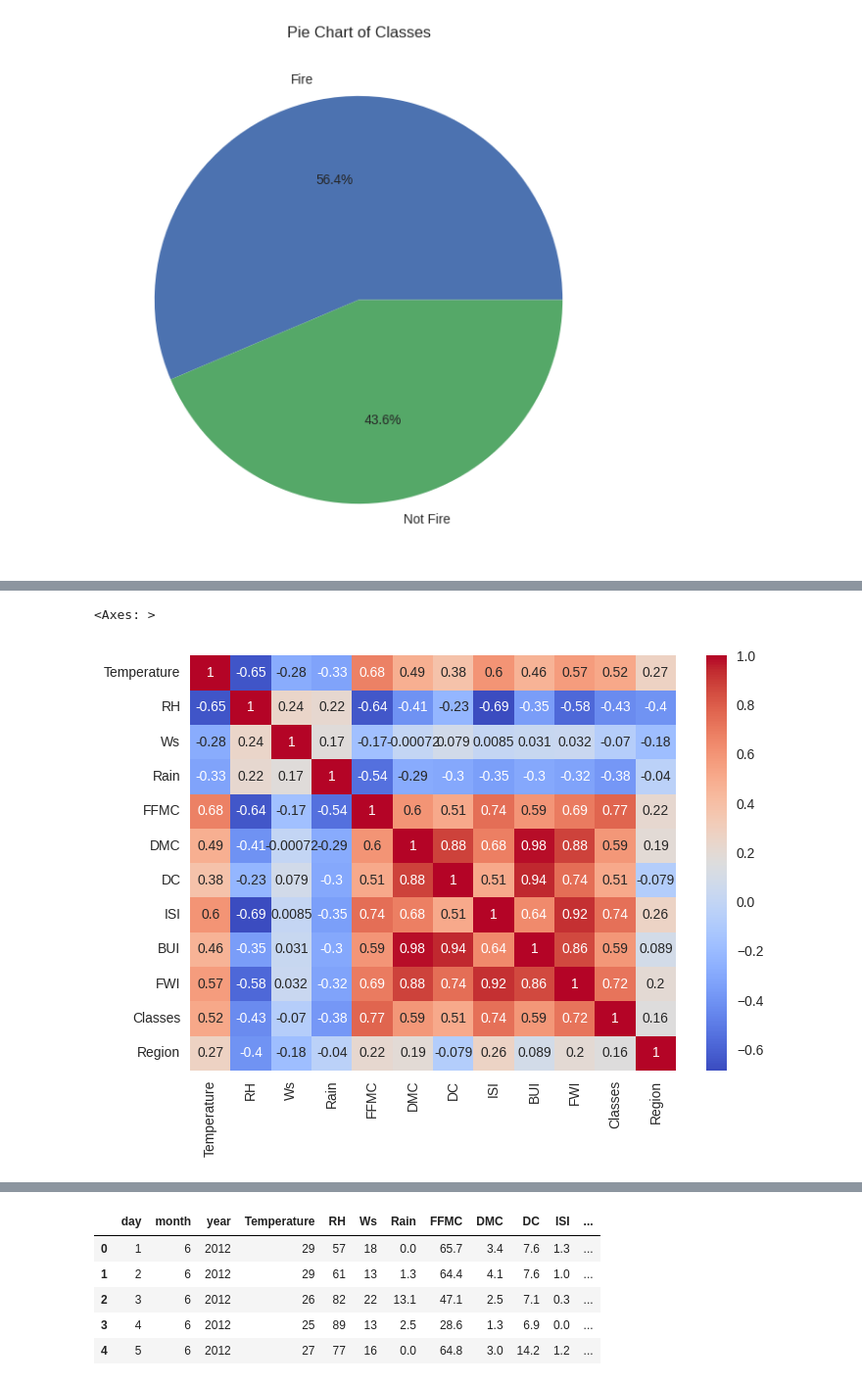
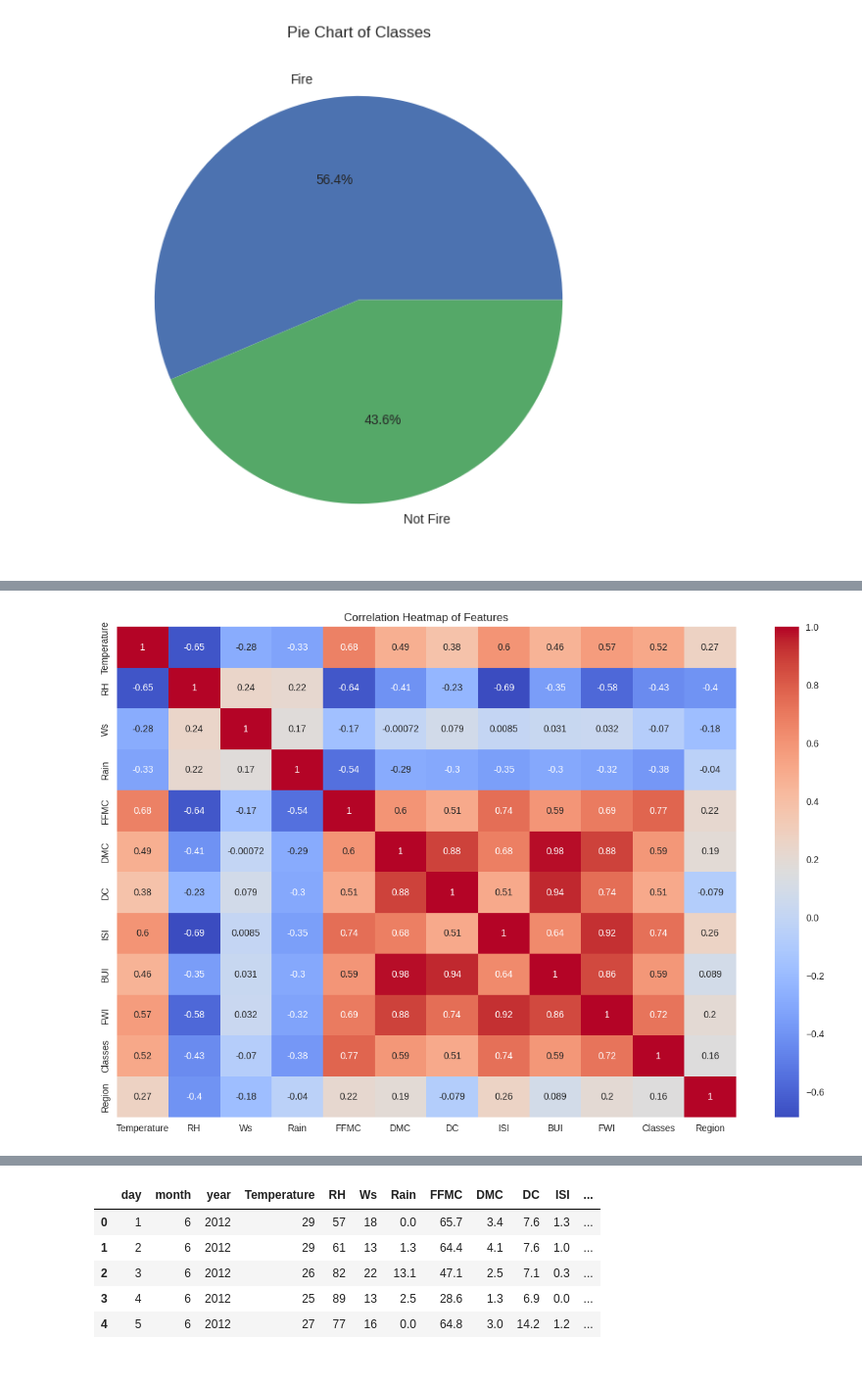
Before and after one commit to HarshStats/End-2-End-ML-Project-Forest-Fire-Prediction-Deployed-on-AWS, a Jupyter notebook: notebooks/EDA and FE of Dataset.ipynb, the cells around one changed output, grey strips where cells are left out. Shown at 98% size. Cells and saved outputs as stored; diff of their text form; code cells hidden in the pictures.

Commit message:
webapp and plots added and readme updated

```diff
--- a/notebooks/EDA and FE of Dataset.ipynb
+++ b/notebooks/EDA and FE of Dataset.ipynb
@@ -396,9 +399,13 @@ df_copy.corr()
 | Classes | 0.516015 | -0.432161 | -0.069964 | -0.379097 | 0.769492 | 0.585658 | 0.511123 | 0.735197 | 0.586639 | 0.719216 | 1.000000 | ... |
 | Region | 0.269555 | -0.402682 | -0.181160 | -0.040013 | 0.222241 | 0.192089 | -0.078734 | 0.263197 | 0.089408 | 0.197102 | 0.162347 | ... |
 # %%
+plt.figure(figsize=(12,8))
 sns.heatmap(df_copy.corr(), annot=True, cmap='coolwarm')
+plt.title('Correlation Heatmap of Features')
+plt.tight_layout()
+plt.savefig('correlation_heatmap.png')
+plt.show()
 # %% [output]
-<Axes: >
-[figure, old version]
+[figure, new version]
 # %%
 ## Box Plots
```
Also changed, not shown: parts of 5 cells of this notebook, 8 other files.
